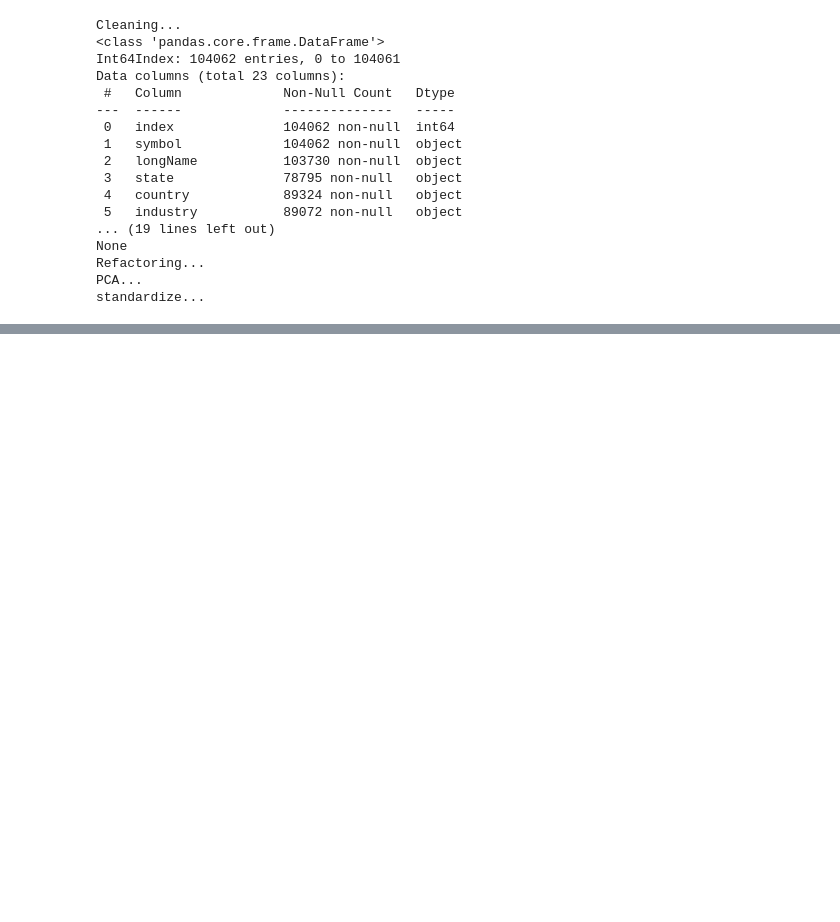
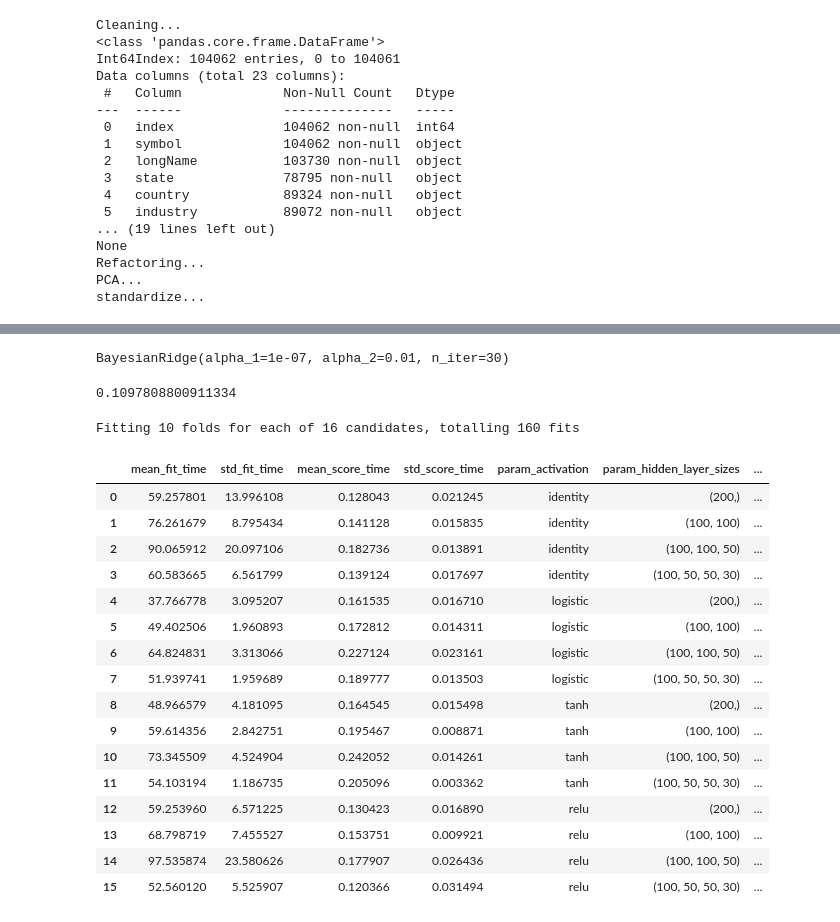
Before and after one commit to UrsulaAlcantara/IASProjet, a Jupyter notebook: model_test.ipynb, the cells around one changed output, grey strips where cells are left out. Saved outputs shown, nothing was run; the diff lists cells and outputs as text; code cells hidden in the pictures; blank space fills up the shorter version.

Commit message:
neural network

```diff
--- a/model_test.ipynb
+++ b/model_test.ipynb
@@ -29,7 +29,7 @@ standardize...
 # %%
 from sklearn.model_selection import train_test_split
 # %%
-X_train, X_test, Y_train, Y_test = train_test_split(X, Y, test_size=0.3, random_state=0)
+X_train, X_test, Y_train, Y_test = train_test_split(X, Y, test_size=0.2, random_state=0)
 # %%
 import sklearn.model_selection
 import sklearn.svm
@@ -116,0 +95,39 @@ Fitting 8 folds for each of 12 candidates, totalling 96 fits
+# %%
+model = grid_search.best_estimator_
+model
+# %% [output]
+BayesianRidge(alpha_1=1e-07, alpha_2=0.01, n_iter=30)
+# %%
+model.score(X_test, Y_test)
+# %% [output]
+0.1097808800911334
+# %%
+parameters = {"hidden_layer_sizes":[(200,), (100,100), (100, 100, 50), (100, 50, 50, 30)], "activation": ["identity", "logistic", "tanh", "relu"]}
+
+reg = sklearn.neural_network.MLPRegressor()
+
+grid_search = sklearn.model_selection.GridSearchCV(
+    reg, parameters, cv=sklearn.model_selection.KFold(n_splits=10, shuffle=True), n_jobs=10, verbose=2)
+
+grid_search.fit(X_train, Y_train)
+
+pd.DataFrame(grid_search.cv_results_)
+# %% [output]
+Fitting 10 folds for each of 16 candidates, totalling 160 fits
+|  | mean_fit_time | std_fit_time | mean_score_time | std_score_time | param_activation | param_hidden_layer_sizes | ... |
+| 0 | 59.257801 | 13.996108 | 0.128043 | 0.021245 | identity | (200,) | ... |
+| 1 | 76.261679 | 8.795434 | 0.141128 | 0.015835 | identity | (100, 100) | ... |
+| 2 | 90.065912 | 20.097106 | 0.182736 | 0.013891 | identity | (100, 100, 50) | ... |
+| 3 | 60.583665 | 6.561799 | 0.139124 | 0.017697 | identity | (100, 50, 50, 30) | ... |
+| 4 | 37.766778 | 3.095207 | 0.161535 | 0.016710 | logistic | (200,) | ... |
+| 5 | 49.402506 | 1.960893 | 0.172812 | 0.014311 | logistic | (100, 100) | ... |
+| 6 | 64.824831 | 3.313066 | 0.227124 | 0.023161 | logistic | (100, 100, 50) | ... |
+| 7 | 51.939741 | 1.959689 | 0.189777 | 0.013503 | logistic | (100, 50, 50, 30) | ... |
+| 8 | 48.966579 | 4.181095 | 0.164545 | 0.015498 | tanh | (200,) | ... |
+| 9 | 59.614356 | 2.842751 | 0.195467 | 0.008871 | tanh | (100, 100) | ... |
+| 10 | 73.345509 | 4.524904 | 0.242052 | 0.014261 | tanh | (100, 100, 50) | ... |
+| 11 | 54.103194 | 1.186735 | 0.205096 | 0.003362 | tanh | (100, 50, 50, 30) | ... |
+| 12 | 59.253960 | 6.571225 | 0.130423 | 0.016890 | relu | (200,) | ... |
+| 13 | 68.798719 | 7.455527 | 0.153751 | 0.009921 | relu | (100, 100) | ... |
+| 14 | 97.535874 | 23.580626 | 0.177907 | 0.026436 | relu | (100, 100, 50) | ... |
+| 15 | 52.560120 | 5.525907 | 0.120366 | 0.031494 | relu | (100, 50, 50, 30) | ... |
```
Also changed, not shown: parts of 12 cells of this notebook, 1 other file.
